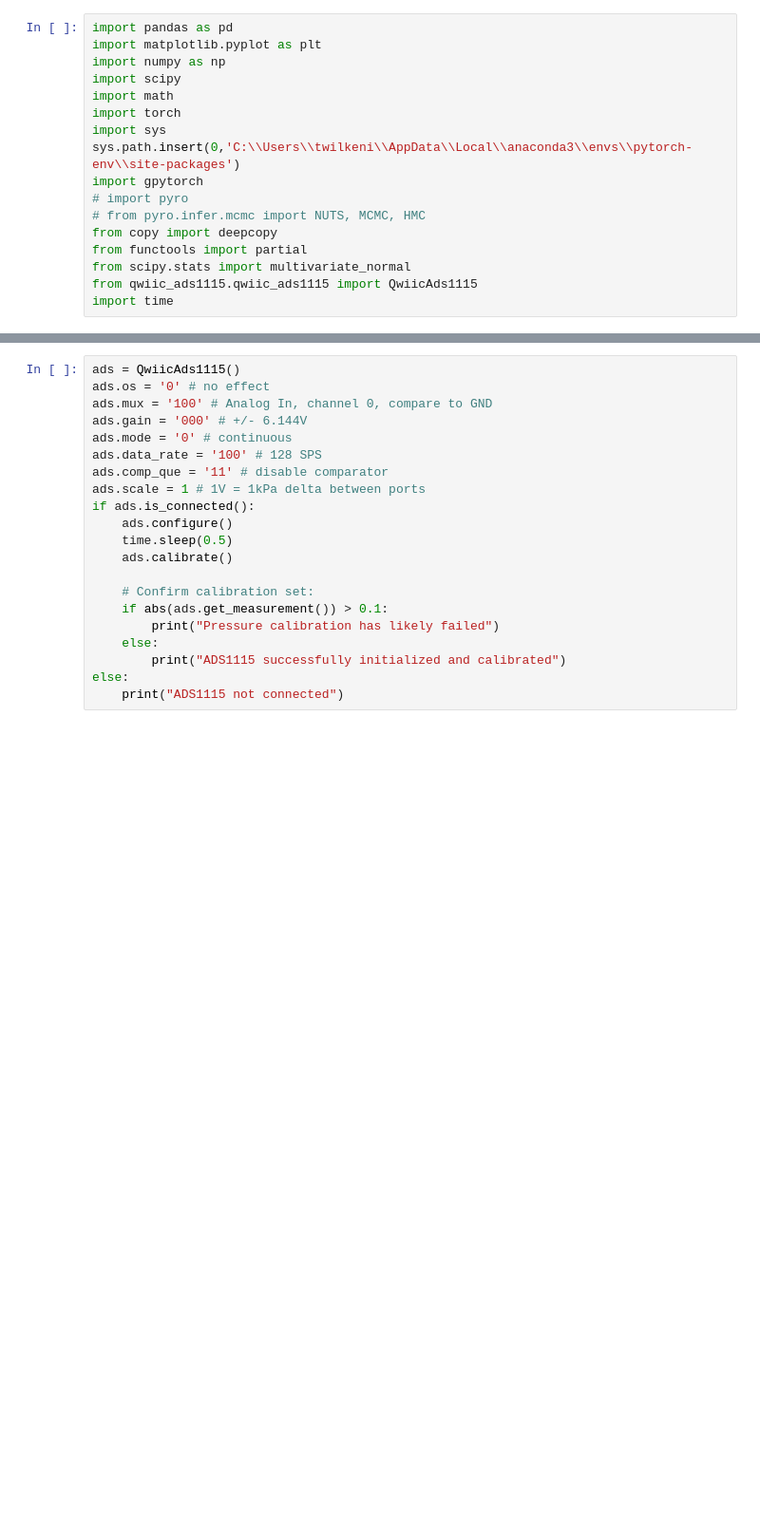
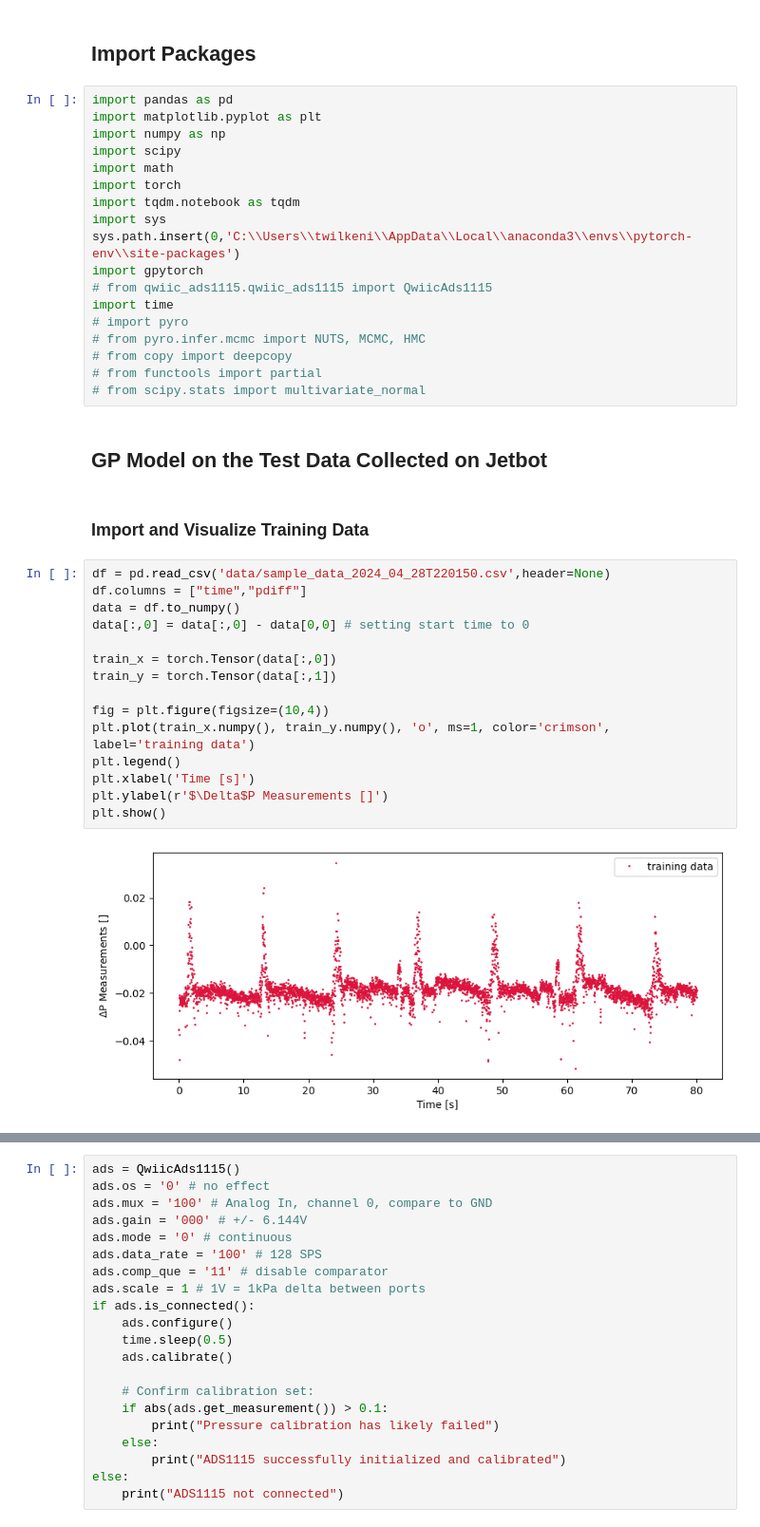
Before and after one commit to twilkening/ae8803, a Jupyter notebook: Final_Project/0_playground.ipynb, the cells around one changed output, grey strips where cells are left out. Shown at 95% size. Saved outputs shown, nothing was run; the diff lists cells and outputs as text; blank space fills up the shorter version.

Commit message:
GP model via GPyTorch on sample pressure data

```diff
--- a/Final_Project/0_playground.ipynb
+++ b/Final_Project/0_playground.ipynb
@@ -1,3 +3,5 @@
+# %% [markdown]
+## Import Packages
 # %%
 import pandas as pd
 import matplotlib.pyplot as plt
@@ -5,13 +9,35 @@ import numpy as np
 import scipy
 import math
 import torch
+import tqdm.notebook as tqdm
 import sys
 sys.path.insert(0,'C:\\Users\\twilkeni\\AppData\\Local\\anaconda3\\envs\\pytorch-env\\site-packages')
 import gpytorch
+# from qwiic_ads1115.qwiic_ads1115 import QwiicAds1115
+import time
 # import pyro
 # from pyro.infer.mcmc import NUTS, MCMC, HMC
-from copy import deepcopy
-from functools import partial
-from scipy.stats import multivariate_normal
-from qwiic_ads1115.qwiic_ads1115 import QwiicAds1115
-import time
+# from copy import deepcopy
+# from functools import partial
+# from scipy.stats import multivariate_normal
+# %% [markdown]
+## GP Model on the Test Data Collected on Jetbot
+# %% [markdown]
+### Import and Visualize Training Data
+# %%
+df = pd.read_csv('data/sample_data_2024_04_28T220150.csv',header=None)
+df.columns = ["time","pdiff"]
+data = df.to_numpy()
+data[:,0] = data[:,0] - data[0,0] # setting start time to 0
+
+train_x = torch.Tensor(data[:,0])
+train_y = torch.Tensor(data[:,1])
+
+fig = plt.figure(figsize=(10,4))
+plt.plot(train_x.numpy(), train_y.numpy(), 'o', ms=1, color='crimson', label='training data')
+plt.legend()
+plt.xlabel('Time [s]')
+plt.ylabel(r'$\Delta$P Measurements []')
+plt.show()
+# %% [output]
+[figure, added]
```
Also changed, not shown: parts of 22 cells of this notebook.
